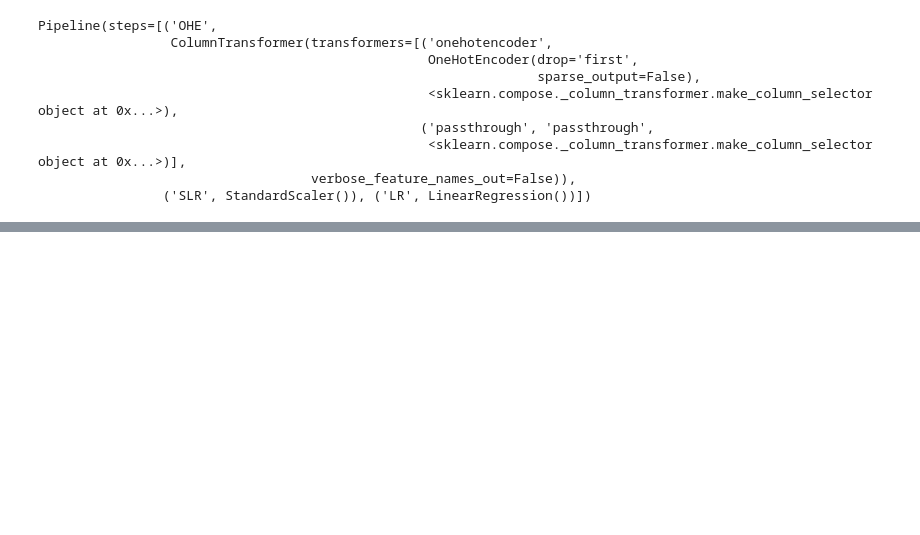
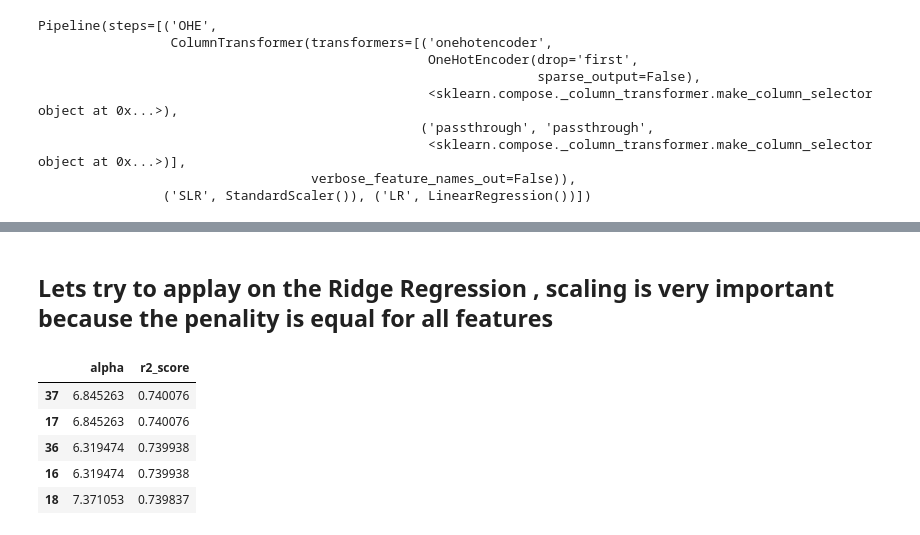
Before and after one commit to SaiHarshith02/DataAnalytics, a Jupyter notebook: PracticalML/SL/LR.ipynb, the cells around one changed output, grey strips where cells are left out. Drawn from its saved outputs; the diff is of its cells as text; code cells hidden in the pictures; blank space fills up the shorter version.

Commit message:
multiple regression

```diff
--- a/PracticalML/SL/LR.ipynb
+++ b/PracticalML/SL/LR.ipynb
@@ -143,3 +119,6 @@ ValueError: Found unknown categories [np.int64(7)] in column 0 during transform
 # %%
-import sklearn
-sklearn.__version__
+from sklearn.preprocessing import PolynomialFeatures
+poly=PolynomialFeatures(degree=2,include_bias=False)
+# %%
+pipe=Pipeline([('OHE',ct),('POLY',poly),('SLR',scaler),('LR',model)])
+pipe.fit(X_train,y_train)
@@ -145,0 +136,3 @@ sklearn.__version__
+# %%
+y_pred=pipe.predict(X_test)
+r2_score(y_test,y_pred)
@@ -145,0 +143,10 @@ sklearn.__version__
+# %%
+scores=[]
+for i in range(2,6):
+    poly=PolynomialFeatures(degree=i,include_bias=False)
+    pipe=Pipeline([('OHE',ct),('POLY',poly),('SLR',scaler),('LR',model)])
+    pipe.fit(X_train,y_train)
+    y_pred=pipe.predict(X_test)
+    scores.append([i,r2_score(y_test,y_pred)])
+poly_scores=pd.DataFrame(scores,columns=['Degree','r2_score'])
+poly_scores.sort_values(by='r2_score',ascending=False)
@@ -145,0 +159,20 @@ sklearn.__version__
+# %% [markdown]
+## Lets try to applay on the Ridge Regression , scaling is very important because the penality is equal for all features
+# %%
+from sklearn.linear_model import Ridge
+alphas=np.linspace(0.01,10,20)
+for a in alphas:
+    model = Ridge(alpha=a)
+    pipe=Pipeline([('OHE',ct),('SLR',scaler),('RID',model)])
+    pipe.fit(X_train,y_train)
+    y_pred=pipe.predict(X_test)
+    scores.append([a,r2_score(y_test,y_pred)])
+poly_scores=pd.DataFrame(scores,columns=['alpha','r2_score'])
+poly_scores.sort_values(by='r2_score',ascending=False).head()
+# %% [output]
+|  | alpha | r2_score |
+| 37 | 6.845263 | 0.740076 |
+| 17 | 6.845263 | 0.740076 |
+| 36 | 6.319474 | 0.739938 |
+| 16 | 6.319474 | 0.739938 |
+| 18 | 7.371053 | 0.739837 |
```
Also changed, not shown: parts of 10 cells of this notebook, 1 other file.
